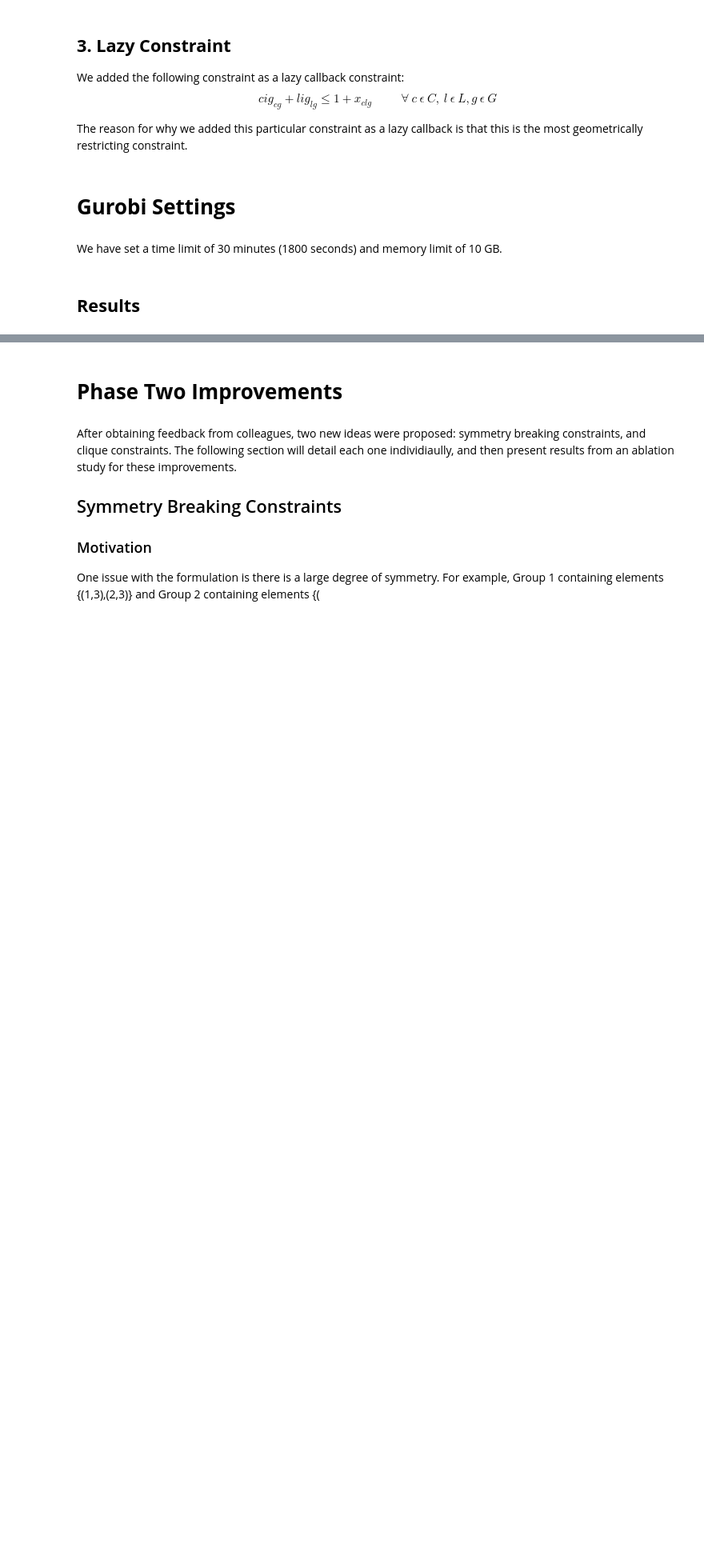
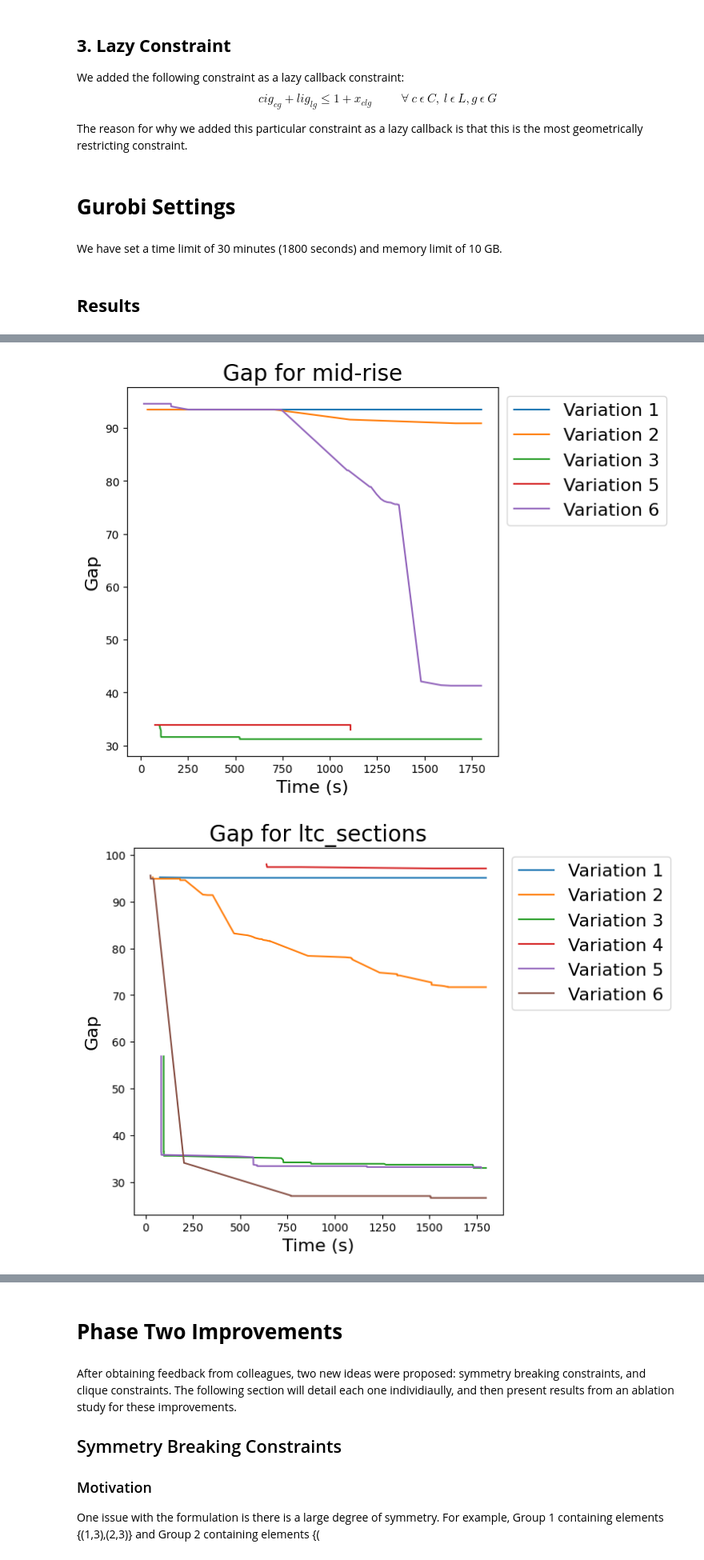
Before and after one commit to mainbrm1380/MIE1603-1653, a Jupyter notebook: MIE1603-1653-Group4-Report.ipynb, the cells around one changed output, grey strips where cells are left out. Shown at 80% size. Cells and saved outputs as stored; diff of their text form; code cells hidden in the pictures; blank space fills up the shorter version.

```diff
--- a/MIE1603-1653-Group4-Report.ipynb
+++ b/MIE1603-1653-Group4-Report.ipynb
@@ -623,0 +738,27 @@ $$
+# %%
+instance_type = ["mid-rise", "ltc_sections", "ltc_levels", "industrial"]
+
+opt = []
+for key in data.keys():
+  instance = data[key]["opt"]
+  opt.append(instance)
+ordered_variations = sorted(set(opt))
+
+for instance in instance_type:
+  plt.figure(figsize=(6,6))
+  for i in ordered_variations:
+    for key in data.keys():
+      if data[key]["opt"] == i and instance in data[key]["instance"]:
+        gap_over_time = data[key]["gap"]["gap"]
+        time_kind = data[key]["gap"]["time"]
+        if len(gap_over_time) != 0:
+          plt.plot(time_kind, gap_over_time, label=f"Variation {i}")
+
+  plt.legend(loc="upper left", bbox_to_anchor=(1, 1), fontsize=16)
+  plt.title(f"Gap for {instance}", fontsize=20)
+  plt.ylabel("Gap", fontsize=16)
+  plt.xlabel("Time (s)", fontsize=16)
+  plt.show()
+# %% [output]
+[figure, added]
+[figure, added]
```
Also changed, not shown: parts of 11 cells of this notebook.
